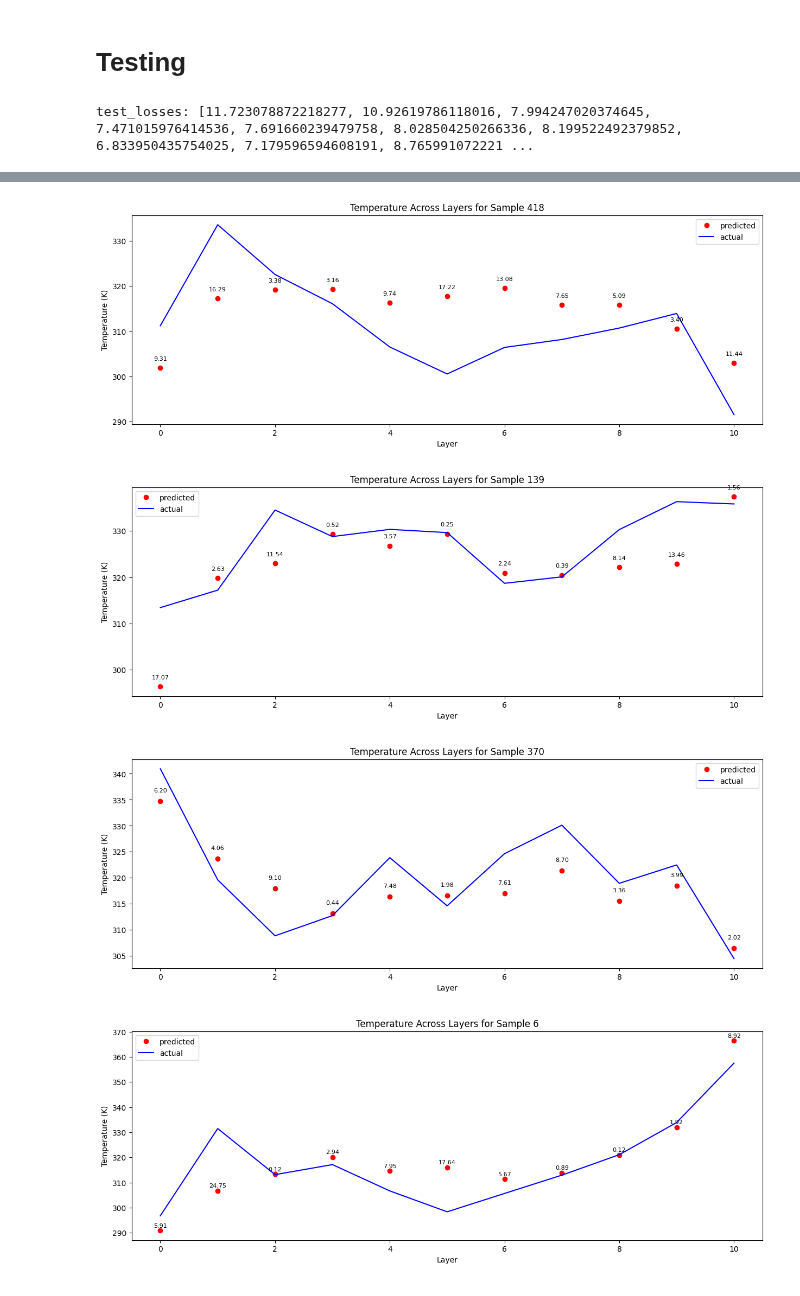
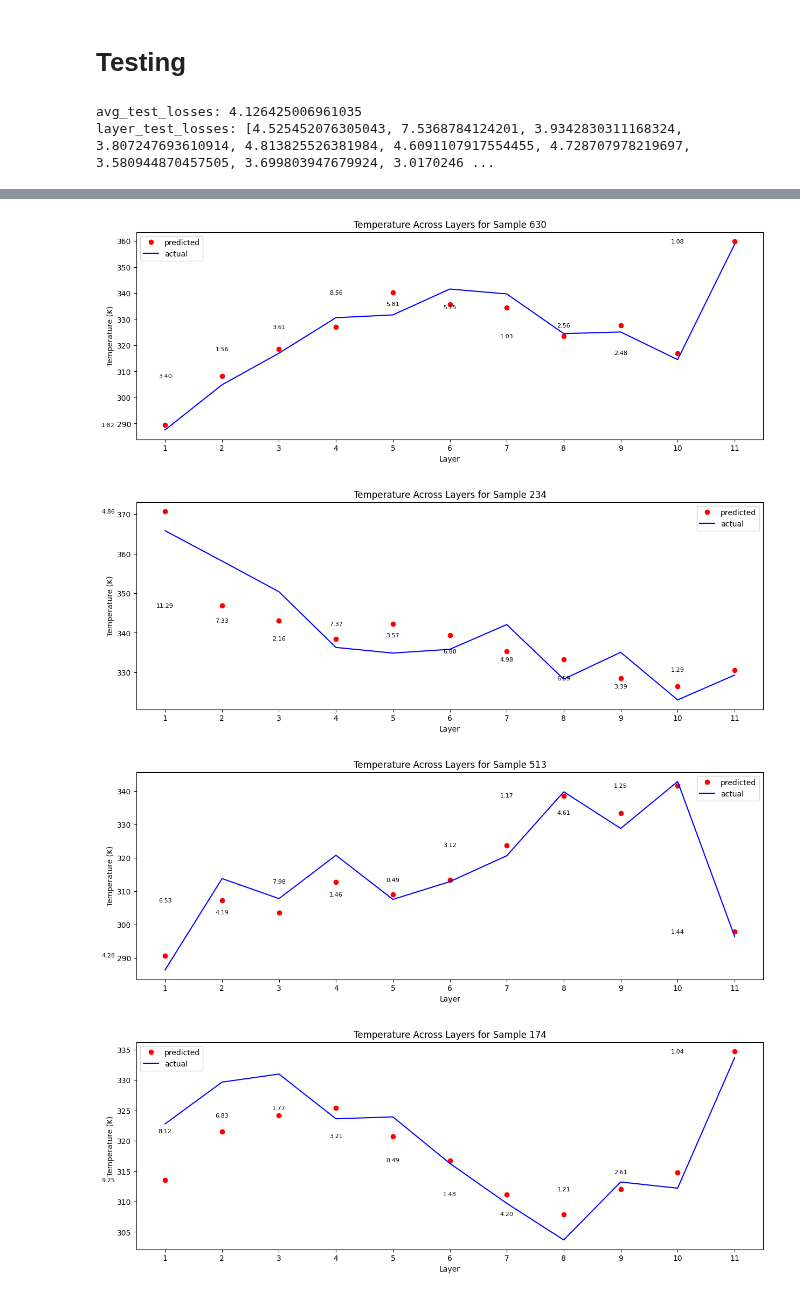
Before and after one commit to iAmBrig12/REU_AI_Thermography, a Jupyter notebook: tandem_to_ff.ipynb, the cells around one changed output, grey strips where cells are left out. Saved outputs shown, nothing was run; the diff lists cells and outputs as text; code cells hidden in the pictures.

Commit message:
added avg test loss

```diff
--- a/tandem_to_ff.ipynb
+++ b/tandem_to_ff.ipynb
@@ -317,37 +281,54 @@ def plot_test_results(pred, actual, index):
     plt.title(f"Temperature Across Layers for Sample {index}")
     plt.xlabel("Layer")
     plt.ylabel("Temperature (K)")
-    plt.plot(pred, 'ro', label='predicted')
-    plt.plot(actual, 'b', label='actual')
+
+
+    x_values = range(1, 12)
+
+    plt.plot(x_values, pred, 'ro', label='predicted')
+    plt.plot(x_values, actual, 'b', label='actual')
 
     for i in range(len(pred)):
         diff = abs(pred[i] - actual[i])
-        plt.text(i, pred[i] + 2, f"{diff:.2f}", fontsize=8, horizontalalignment='center', verticalalignment='center')
+        plt.text(i, pred[i], f"{diff:.2f}", fontsize=8, horizontalalignment='center', verticalalignment='center')
 
+
+    plt.xticks(range(1, 12))
     plt.legend()
     plt.show()
 # %%
-# find test losses and call plotting function
 import random
+
+# for avg loss
+total_test_loss = 0
+num_losses = 0
+
+# for per layer loss
 num_graphs = 10
 indices = []
-
-test_losses = [0] * 11
+layer_test_losses = [0] * 11
 
 
 with torch.no_grad():
     for i in range(len(pred_temp)):
         # sum loss for each entry
         for layer in range(len(pred_temp[0])):
-            # print(f'layer {layer + 1} pred_temp: {pred_temp[layer]}, layer {layer + 1} temp_test: {temp_test[layer]}')
             l1_loss = abs(pred_temp[i][layer] - temp_test[i][layer]).item()
-            test_losses[layer] += l1_loss
+            layer_test_losses[layer] += l1_loss
+
+            # calculate avg test loss
+            total_test_loss += l1_loss
+            num_losses += 1
+
+            avg_test_loss = total_test_loss / num_losses
+
+    print(f'avg_test_losses: {avg_test_loss}')
 
     # divide each loss by number of entries to find average loss per layer
-    for i in range(len(test_losses)):
-        test_losses[i] = test_losses[i] / len(pred_temp)
+    for i in range(len(layer_test_losses)):
+        layer_test_losses[i] = layer_test_losses[i] / len(pred_temp)
 
-    print(f'test_losses: {test_losses}')
+    print(f'layer_test_losses: {layer_test_losses}')
 
 
     # pick random indices to plot
@@ -359,4 +340,5 @@ with torch.no_grad():
     for index in indices:
         plot_test_results(pred_temp[index], temp_test[index], index)
 # %% [output]
-test_losses: [11.723078872218277, 10.92619786118016, 7.994247020374645, 7.471015976414536, 7.691660239479758, 8.028504250266336, 8.199522492379852, 6.833950435754025, 7.179596594608191, 8.765991072221 ...
+avg_test_losses: 4.126425006961035
+layer_test_losses: [4.525452076305043, 7.5368784124201, 3.9342830311168324, 3.807247693610914, 4.813825526381984, 4.6091107917554455, 4.728707978219697, 3.580944870457505, 3.699803947679924, 3.0170246 ...
@@ -364,4 +346,4 @@ test_losses: [11.723078872218277, 10.92619786118016, 7.994247020374645, 7.471015
-[figure, old version]
+[figure, new version]
-[figure, old version]
+[figure, new version]
-[figure, old version]
+[figure, new version]
-[figure, old version]
+[figure, new version]
```
Also changed, not shown: parts of 15 cells of this notebook.
